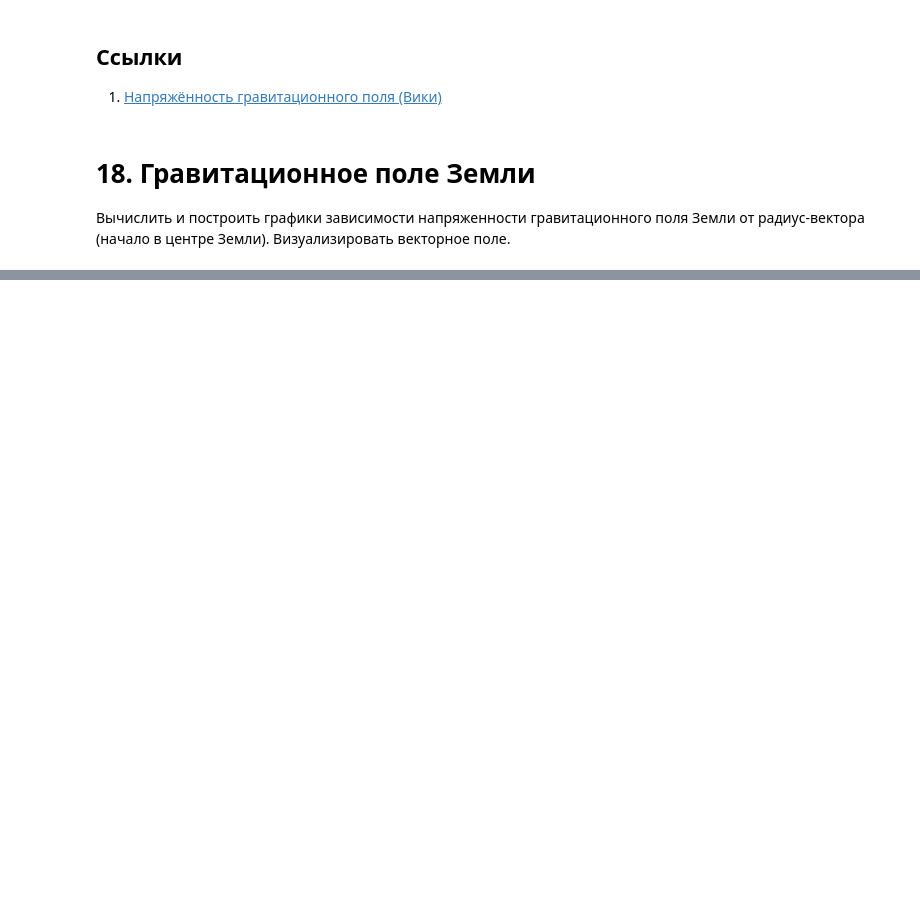
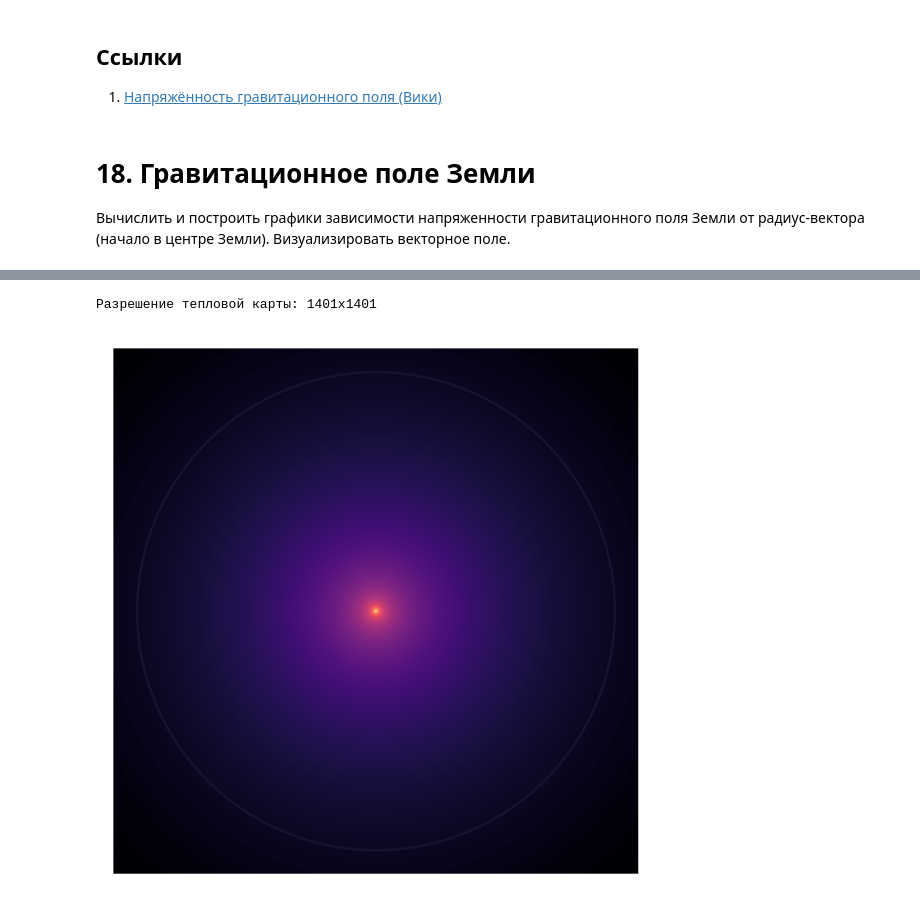
Before and after one commit to sqeezelemon/itmo-physics, a Jupyter notebook: modeling1/18.ipynb, the cells around one changed output, grey strips where cells are left out. Drawn from its saved outputs; the diff is of its cells as text; code cells hidden in the pictures; blank space fills up the shorter version.

```diff
--- a/modeling1/18.ipynb
+++ b/modeling1/18.ipynb
@@ -103,0 +96,43 @@ array([[0., 0., 0., ..., 0., 0., 0.],
+# %%
+# Минимальное расстояние до границ (М)
+r = 7000000
+# Шаг для вычислений (М)
+step = 10000
+# Основание логарифма, с помощью которого вычисляется цвет
+colorlogbase = 2
+
+resolution = 2*r//step + 1
+print(f"Разрешение тепловой карты: {resolution}x{resolution}")
+if resolution > 1500: print("Время будет исчисляться десятками секунд")
+# %% [output]
+Разрешение тепловой карты: 1401x1401
+# %%
+hmap = np.zeros((resolution, resolution))
+
+E_max = E(step)
+for xi in range(resolution):
+    for yi in range(resolution):
+        x = -r + step*xi
+        y = -r + step*yi
+        dist = math.sqrt(x*x + y*y)
+        if dist == 0:
+            hmap[xi][yi] = math.log(E_max, colorlogbase)
+        else:
+            hmap[xi][yi] = math.log(E(dist), colorlogbase)
+
+
+plt.figure(dpi=250)
+plt.imshow(hmap, cmap="magma")
+
+# Show Earth radius if chosen radius is bigger than R_Earth
+if r >= R_Earth:
+    center = resolution/2
+    circr = center*R_Earth/r
+    circ = plt.Circle((center,center),circr, color="w", alpha=0.05, fill=False)
+    plt.gca().add_patch(circ)
+
+plt.gca().set_aspect('equal', adjustable='box')
+plt.axis("off")
+plt.show()
+# %% [output]
+[figure, added]
```
Also changed, not shown: parts of 18 cells of this notebook.
